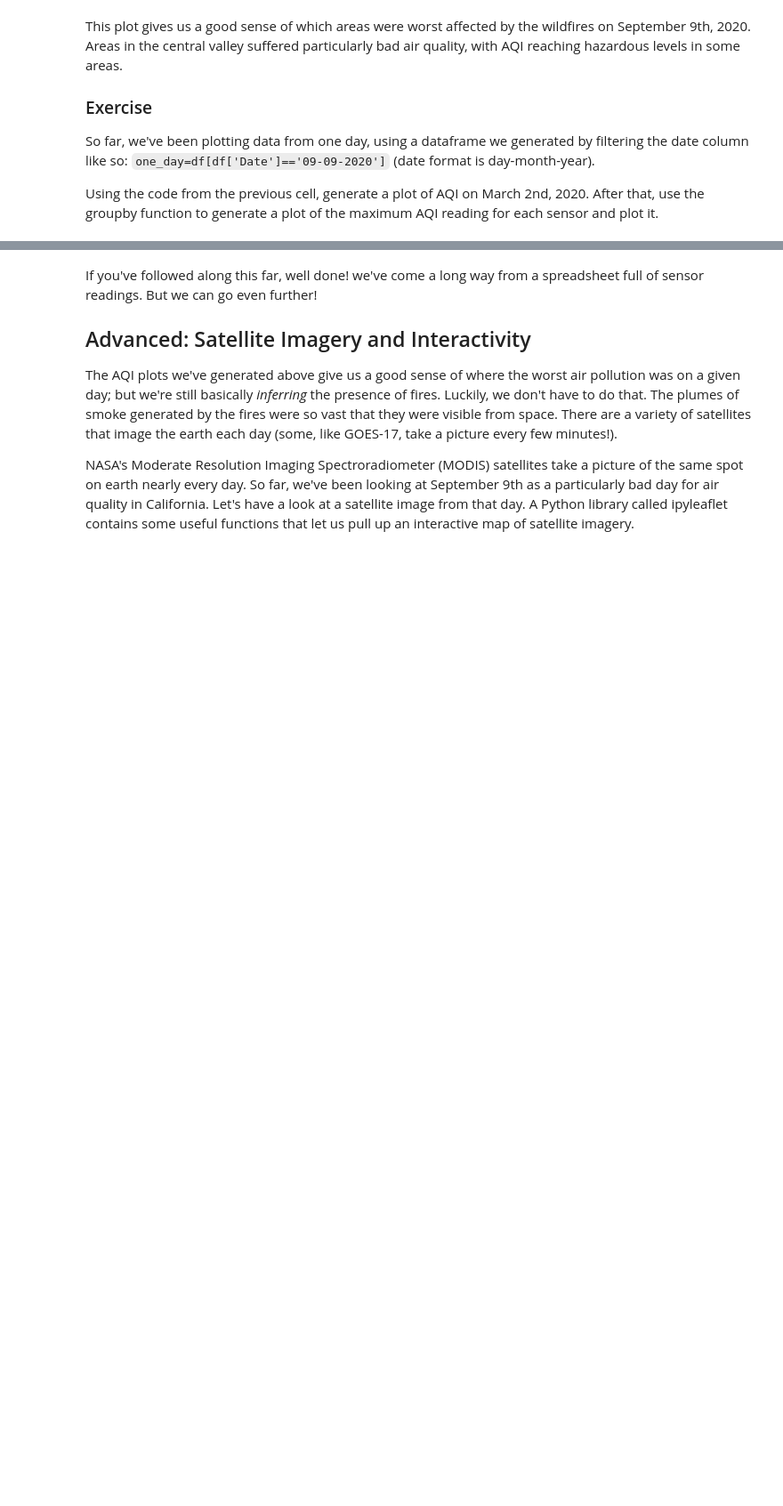
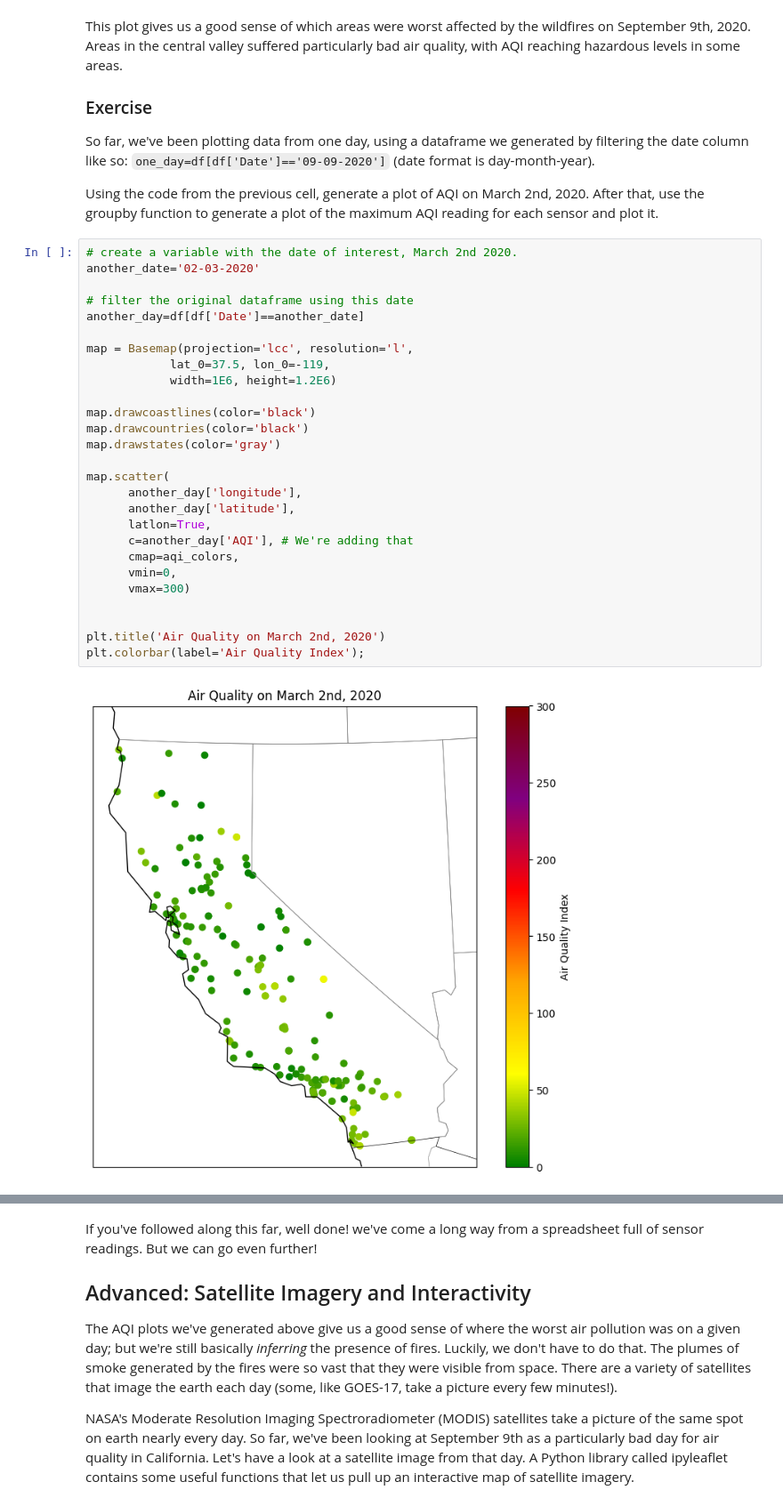
Before and after one commit to Maiasamberger/QM2, a Jupyter notebook: notebooks/W03. Spatial Data.ipynb, the cells around one changed output, grey strips where cells are left out. Shown at 89% size. Drawn from its saved outputs; the diff is of its cells as text; blank space fills up the shorter version.

```diff
--- a/notebooks/W03. Spatial Data.ipynb
+++ b/notebooks/W03. Spatial Data.ipynb
@@ -372,3 +437,32 @@ This plot gives us a good sense of which areas were worst affected by the wildfi
 So far, we've been plotting data from one day, using a dataframe we generated by filtering the date column like so: `one_day=df[df['Date']=='09-09-2020']` (date format is day-month-year).
 
 Using the code from the previous cell, generate a plot of AQI on March 2nd, 2020. After that, use the groupby function to generate a plot of the maximum AQI reading for each sensor and plot it.
+# %%
+# create a variable with the date of interest, March 2nd 2020.
+another_date='02-03-2020'
+
+# filter the original dataframe using this date
+another_day=df[df['Date']==another_date]
+
+map = Basemap(projection='lcc', resolution='l',
+            lat_0=37.5, lon_0=-119,
+            width=1E6, height=1.2E6)
+
+map.drawcoastlines(color='black')
+map.drawcountries(color='black')
+map.drawstates(color='gray')
+
+map.scatter(
+      another_day['longitude'],
+      another_day['latitude'],
+      latlon=True,
+      c=another_day['AQI'], # We're adding that
+      cmap=aqi_colors,
+      vmin=0,
+      vmax=300)
+
+
+plt.title('Air Quality on March 2nd, 2020')
+plt.colorbar(label='Air Quality Index');
+# %% [output]
+[figure, added]
```
Also changed, not shown: parts of 12 cells of this notebook.
